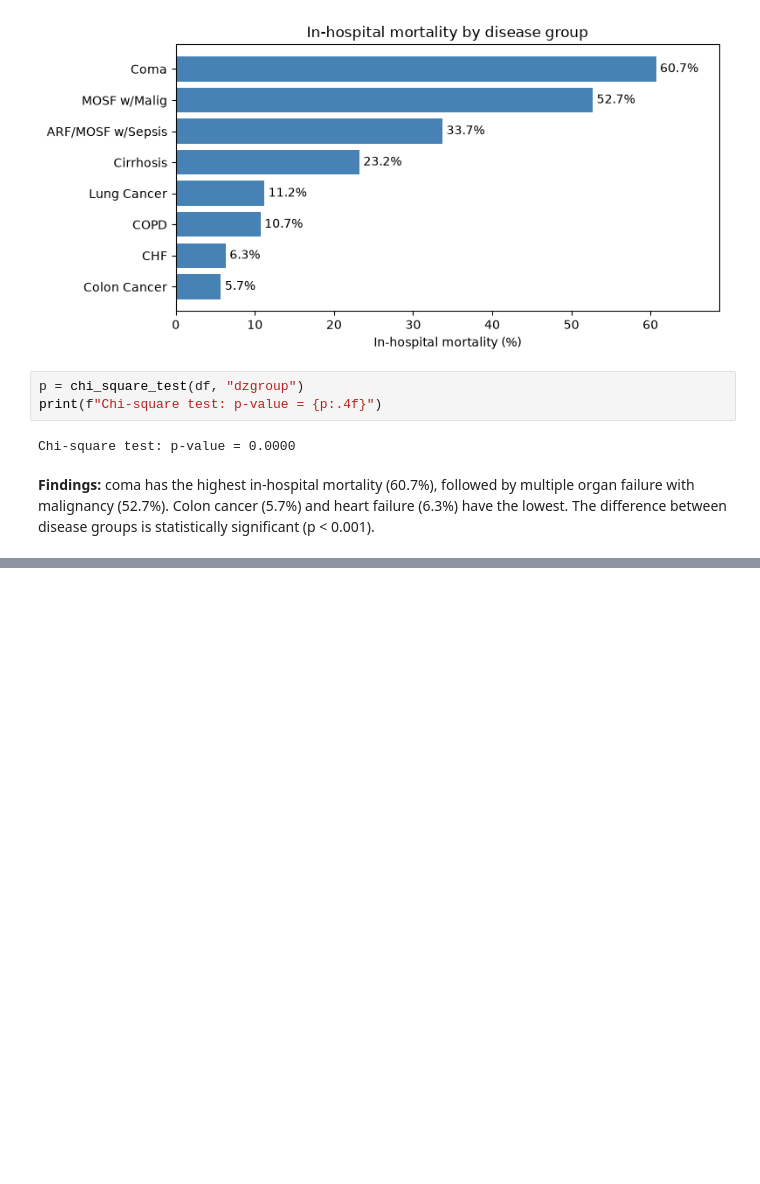
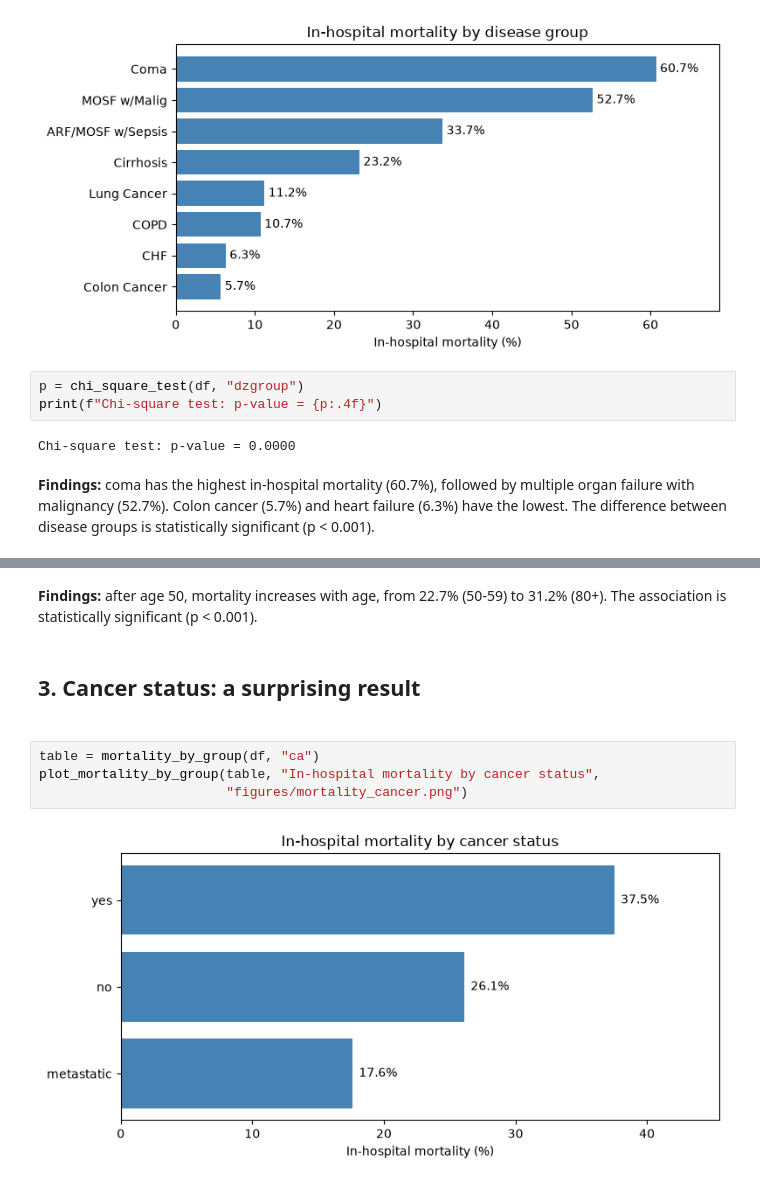
Before and after one commit to HamidMardani78/mortality-analysis, a Jupyter notebook: 02_presentation.ipynb, the cells around one changed output, grey strips where cells are left out. Cells and saved outputs as stored; diff of their text form; blank space fills up the shorter version.

Commit message:
Complete presentation notebook with findings and conclusions

```diff
--- a/02_presentation.ipynb
+++ b/02_presentation.ipynb
@@ -49,0 +63,12 @@ The difference between disease groups is statistically significant (p < 0.001).
+# %% [markdown]
+**Findings:** after age 50, mortality increases with age, from 22.7% (50-59) to 31.2% (80+).
+The association is statistically significant (p < 0.001).
+# %% [markdown]
+## 3. Cancer status: a surprising result
+#
+# %%
+table = mortality_by_group(df, "ca")
+plot_mortality_by_group(table, "In-hospital mortality by cancer status",
+                        "figures/mortality_cancer.png")
+# %% [output]
+[figure, added]
```
Also changed, not shown: parts of 12 cells of this notebook.
